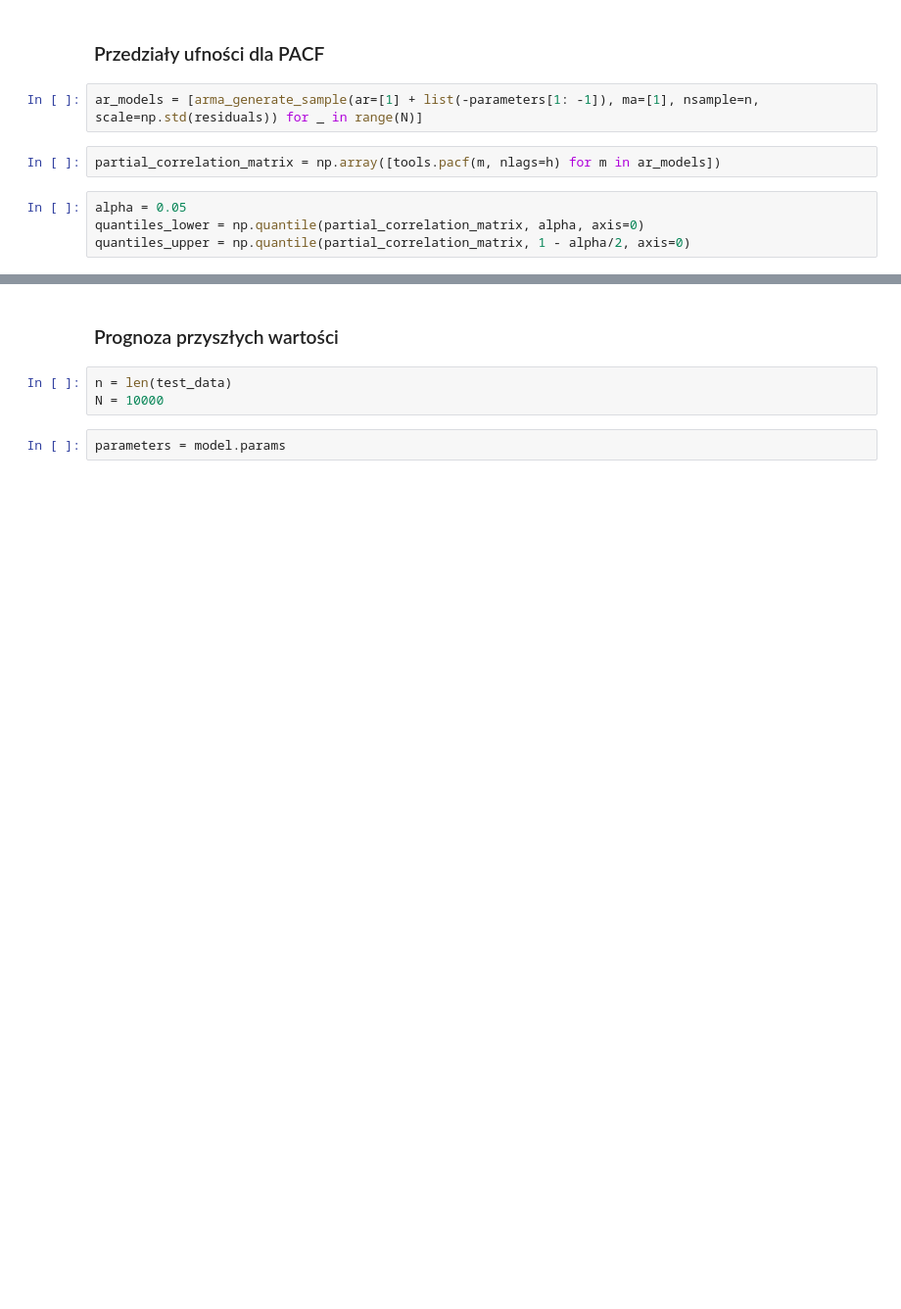
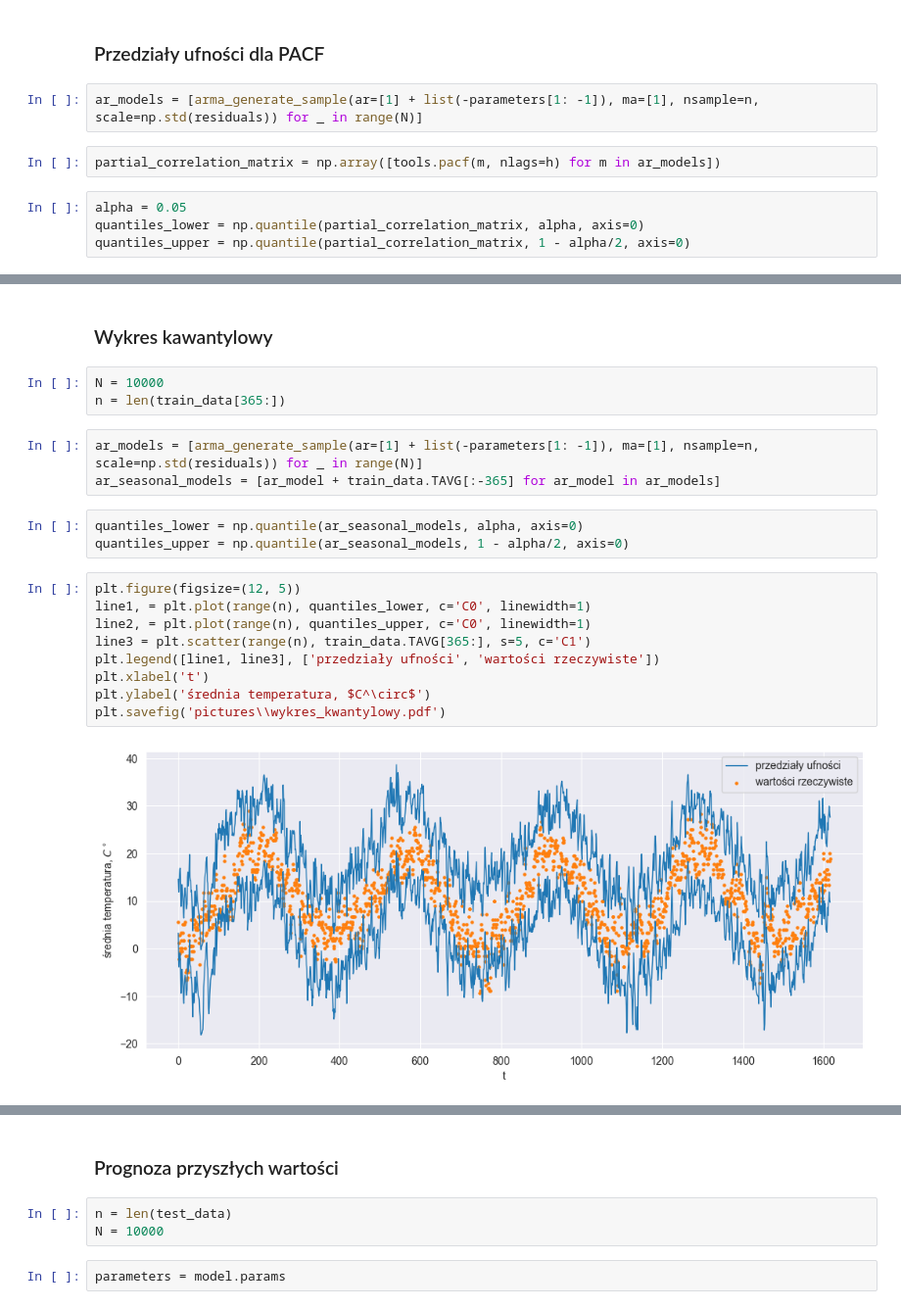
Before and after one commit to mlubneuskaya/weather, a Jupyter notebook: weather.ipynb, the cells around one changed output, grey strips where cells are left out. Shown at 98% size. Drawn from its saved outputs; the diff is of its cells as text; blank space fills up the shorter version.

```diff
--- a/weather.ipynb
+++ b/weather.ipynb
@@ -340,0 +341,22 @@ plt.savefig('pictures\\PACF_przedzialy_ufnosci.pdf')
+# %% [markdown]
+### Wykres kawantylowy
+# %%
+N = 10000
+n = len(train_data[365:])
+# %%
+ar_models = [arma_generate_sample(ar=[1] + list(-parameters[1: -1]), ma=[1], nsample=n, scale=np.std(residuals)) for _ in range(N)]
+ar_seasonal_models = [ar_model + train_data.TAVG[:-365] for ar_model in ar_models]
+# %%
+quantiles_lower = np.quantile(ar_seasonal_models, alpha, axis=0)
+quantiles_upper = np.quantile(ar_seasonal_models, 1 - alpha/2, axis=0)
+# %%
+plt.figure(figsize=(12, 5))
+line1, = plt.plot(range(n), quantiles_lower, c='C0', linewidth=1)
+line2, = plt.plot(range(n), quantiles_upper, c='C0', linewidth=1)
+line3 = plt.scatter(range(n), train_data.TAVG[365:], s=5, c='C1')
+plt.legend([line1, line3], ['przedziały ufności', 'wartości rzeczywiste'])
+plt.xlabel('t')
+plt.ylabel('średnia temperatura, $C^\circ$')
+plt.savefig('pictures\\wykres_kwantylowy.pdf')
+# %% [output]
+[figure, added]
```
Also changed, not shown: parts of 13 cells of this notebook, 14 other files.
